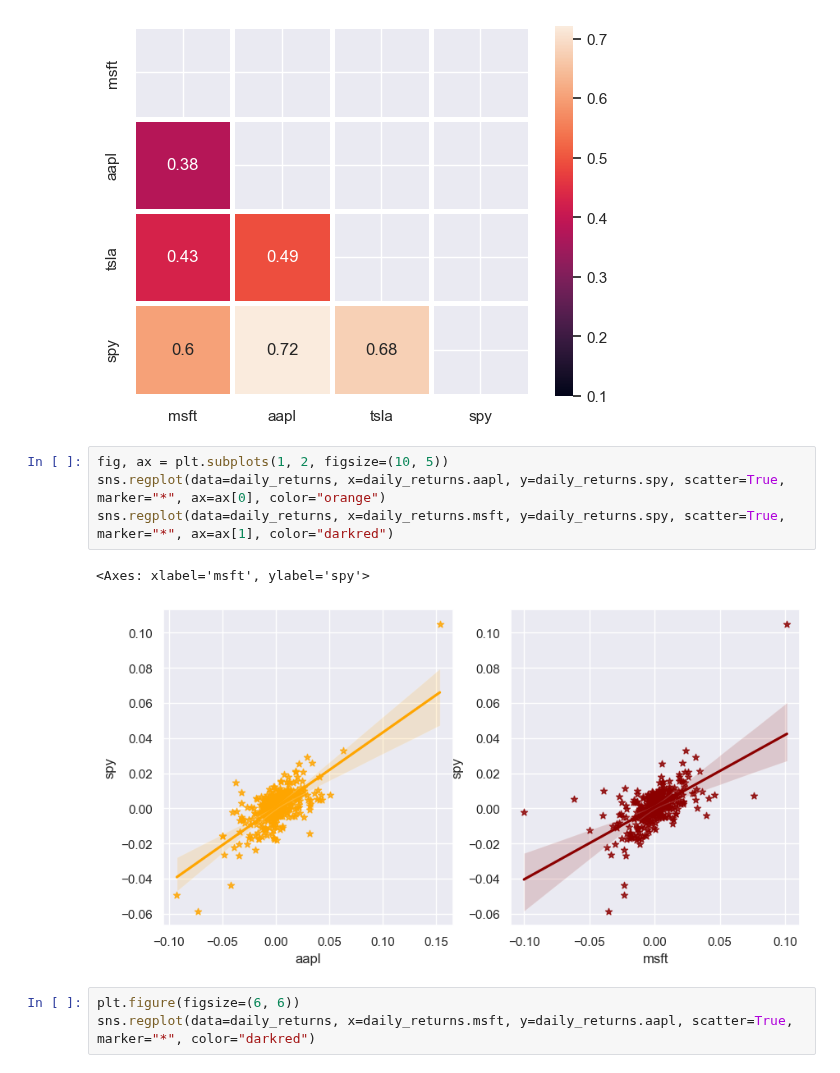
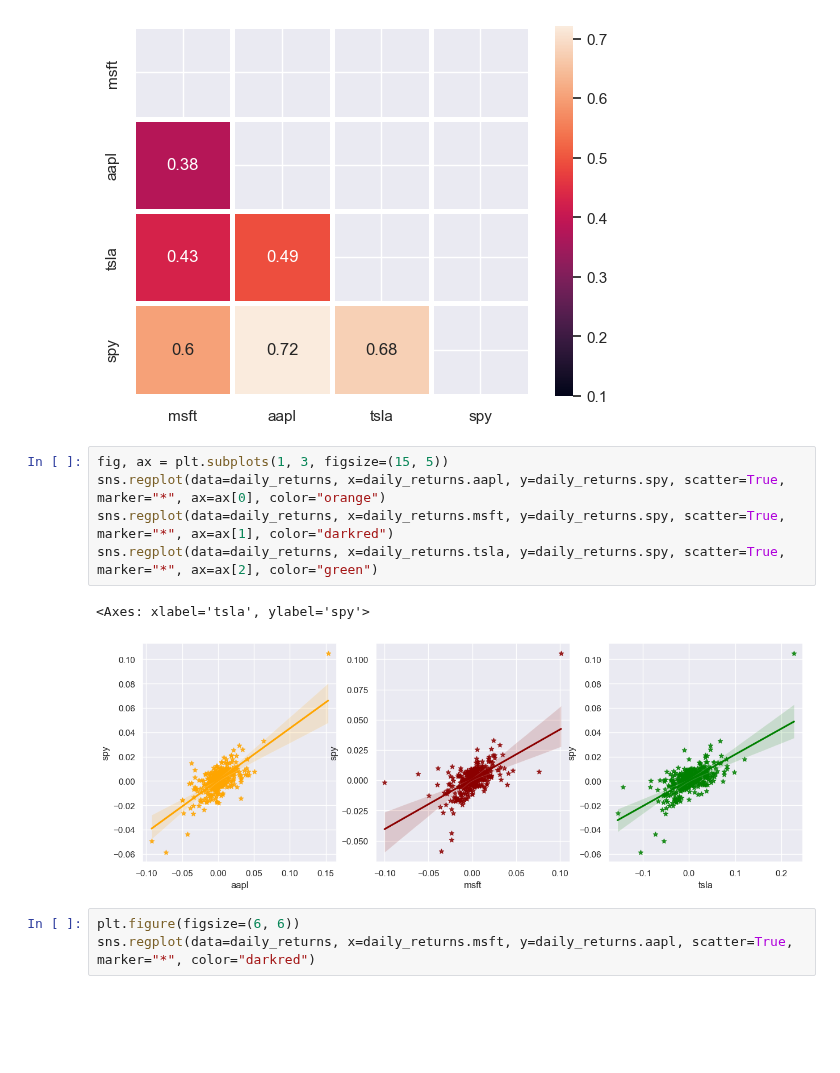
Before and after one commit to Hamza-rami/Stock_trading, a Jupyter notebook: stock_trading.ipynb, the cells around one changed output. Saved outputs shown, nothing was run; the diff lists cells and outputs as text; blank space fills up the shorter version.

```diff
--- a/stock_trading.ipynb
+++ b/stock_trading.ipynb
@@ -280,12 +280,13 @@ sns.heatmap(daily_returns.corr(), annot=True, vmin=0.1, mask=mask, linewidths=2.
 <Axes: >
 [figure]
 # %%
-fig, ax = plt.subplots(1, 2, figsize=(10, 5))
+fig, ax = plt.subplots(1, 3, figsize=(15, 5))
 sns.regplot(data=daily_returns, x=daily_returns.aapl, y=daily_returns.spy, scatter=True, marker="*", ax=ax[0], color="orange")
 sns.regplot(data=daily_returns, x=daily_returns.msft, y=daily_returns.spy, scatter=True, marker="*", ax=ax[1], color="darkred")
+sns.regplot(data=daily_returns, x=daily_returns.tsla, y=daily_returns.spy, scatter=True, marker="*", ax=ax[2], color="green")
 # %% [output]
-<Axes: xlabel='msft', ylabel='spy'>
+<Axes: xlabel='tsla', ylabel='spy'>
-[figure, old version]
+[figure, new version]
 # %%
 plt.figure(figsize=(6, 6))
 sns.regplot(data=daily_returns, x=daily_returns.msft, y=daily_returns.aapl, scatter=True, marker="*", color="darkred")
```
Also changed, not shown: parts of 2 cells of this notebook.
